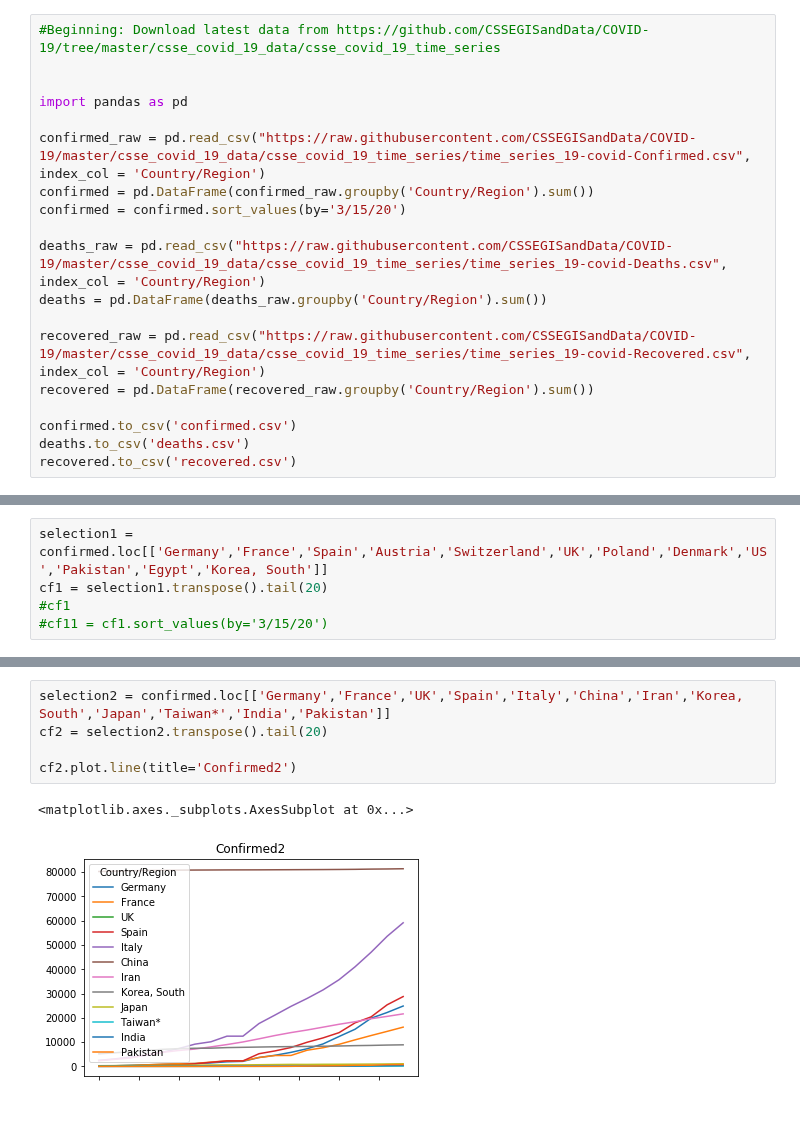
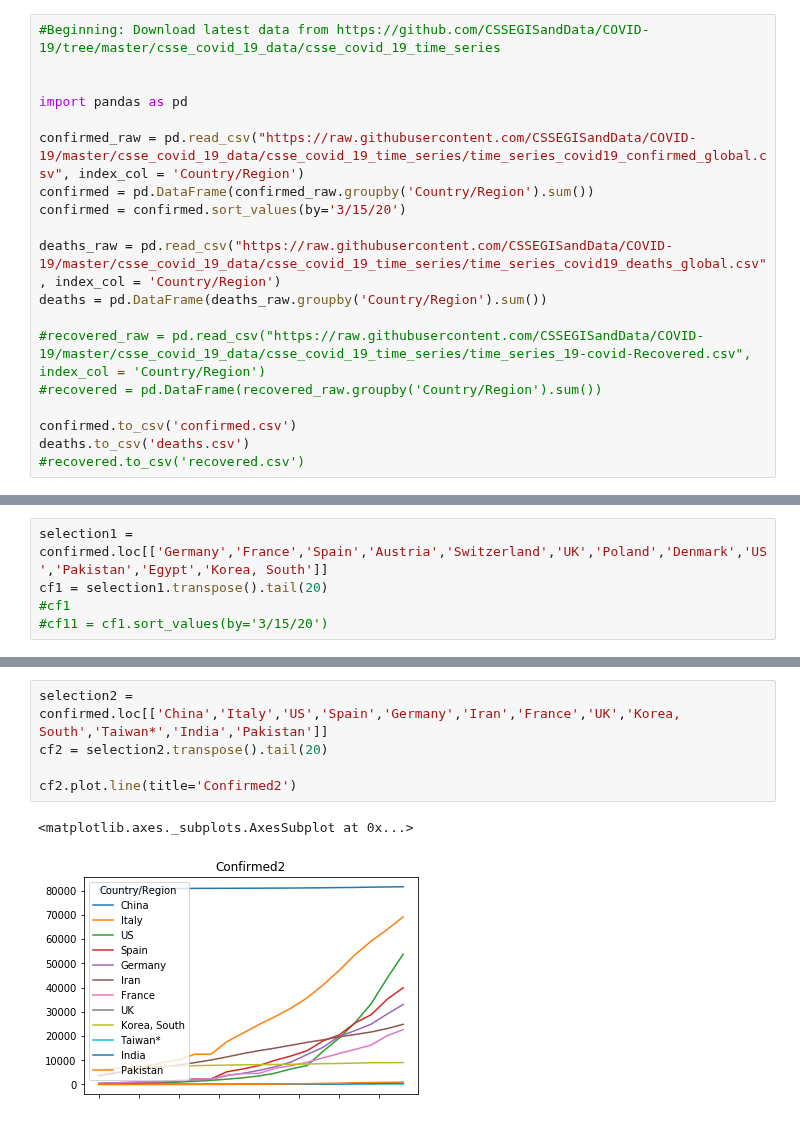
Before and after one commit to HermannBerg/MyCoronAnalysis, a Jupyter notebook: coronanalysis.ipynb, the cells around one changed output, grey strips where cells are left out. Drawn from its saved outputs; the diff is of its cells as text.

```diff
--- a/coronanalysis.ipynb
+++ b/coronanalysis.ipynb
@@ -4,19 +4,19 @@
 
 import pandas as pd
 
-confirmed_raw = pd.read_csv("https://raw.githubusercontent.com/CSSEGISandData/COVID-19/master/csse_covid_19_data/csse_covid_19_time_series/time_series_19-covid-Confirmed.csv", index_col = 'Country/Region')
+confirmed_raw = pd.read_csv("https://raw.githubusercontent.com/CSSEGISandData/COVID-19/master/csse_covid_19_data/csse_covid_19_time_series/time_series_covid19_confirmed_global.csv", index_col = 'Country/Region')
 confirmed = pd.DataFrame(confirmed_raw.groupby('Country/Region').sum())
 confirmed = confirmed.sort_values(by='3/15/20')
 
-deaths_raw = pd.read_csv("https://raw.githubusercontent.com/CSSEGISandData/COVID-19/master/csse_covid_19_data/csse_covid_19_time_series/time_series_19-covid-Deaths.csv", index_col = 'Country/Region')
+deaths_raw = pd.read_csv("https://raw.githubusercontent.com/CSSEGISandData/COVID-19/master/csse_covid_19_data/csse_covid_19_time_series/time_series_covid19_deaths_global.csv", index_col = 'Country/Region')
 deaths = pd.DataFrame(deaths_raw.groupby('Country/Region').sum())
 
-recovered_raw = pd.read_csv("https://raw.githubusercontent.com/CSSEGISandData/COVID-19/master/csse_covid_19_data/csse_covid_19_time_series/time_series_19-covid-Recovered.csv", index_col = 'Country/Region')
-recovered = pd.DataFrame(recovered_raw.groupby('Country/Region').sum())
+#recovered_raw = pd.read_csv("https://raw.githubusercontent.com/CSSEGISandData/COVID-19/master/csse_covid_19_data/csse_covid_19_time_series/time_series_19-covid-Recovered.csv", index_col = 'Country/Region')
+#recovered = pd.DataFrame(recovered_raw.groupby('Country/Region').sum())
 
 confirmed.to_csv('confirmed.csv')
 deaths.to_csv('deaths.csv')
-recovered.to_csv('recovered.csv')
+#recovered.to_csv('recovered.csv')
 # %%
 #Gather population by country from https://raw.githubusercontent.com/datasets/population/master/data/population.csv
 population_raw = pd.read_csv("https://raw.githubusercontent.com/datasets/population/master/data/population.csv", index_col = 'Country Name')
@@ -37,11 +37,11 @@ cf1.plot.line(title='Confirmed1')
 # %%
-selection2 = confirmed.loc[['Germany','France','UK','Spain','Italy','China','Iran','Korea, South','Japan','Taiwan*','India','Pakistan']]
+selection2 = confirmed.loc[['China','Italy','US','Spain','Germany','Iran','France','UK','Korea, South','Taiwan*','India','Pakistan']]
 cf2 = selection2.transpose().tail(20)
 
 cf2.plot.line(title='Confirmed2')
 # %% [output]
 <matplotlib.axes._subplots.AxesSubplot at 0x...>
-[figure, old version]
+[figure, new version]
 # %%
 selection3 = deaths.loc[['Germany','Italy','Spain','Iran','China','Japan','Taiwan','India','Pakistan','Korea, South']]
 ds1 = selection3.transpose().tail(30)
```
Also changed, not shown: parts of 5 cells of this notebook, 6 other files.
